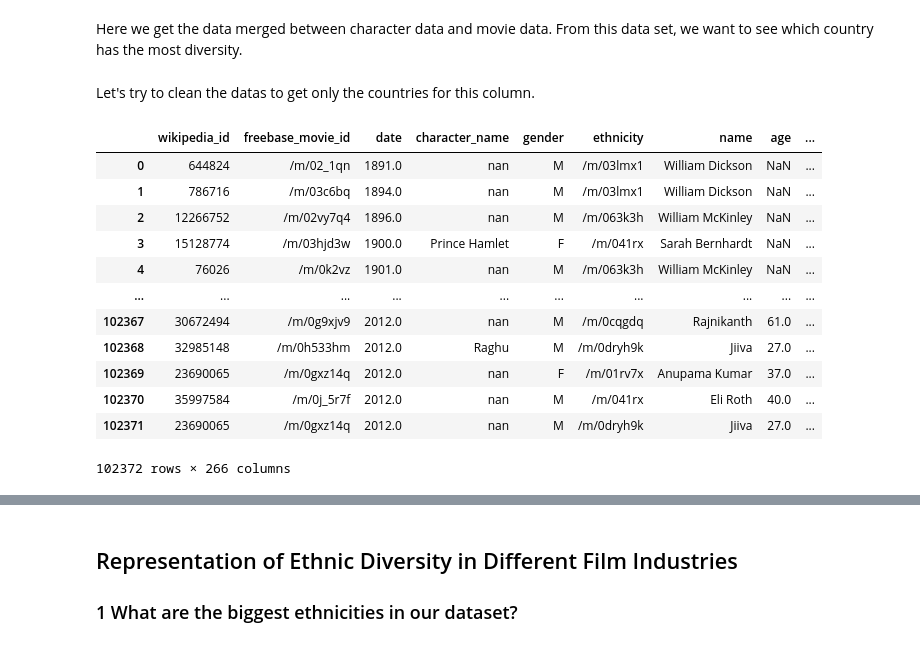
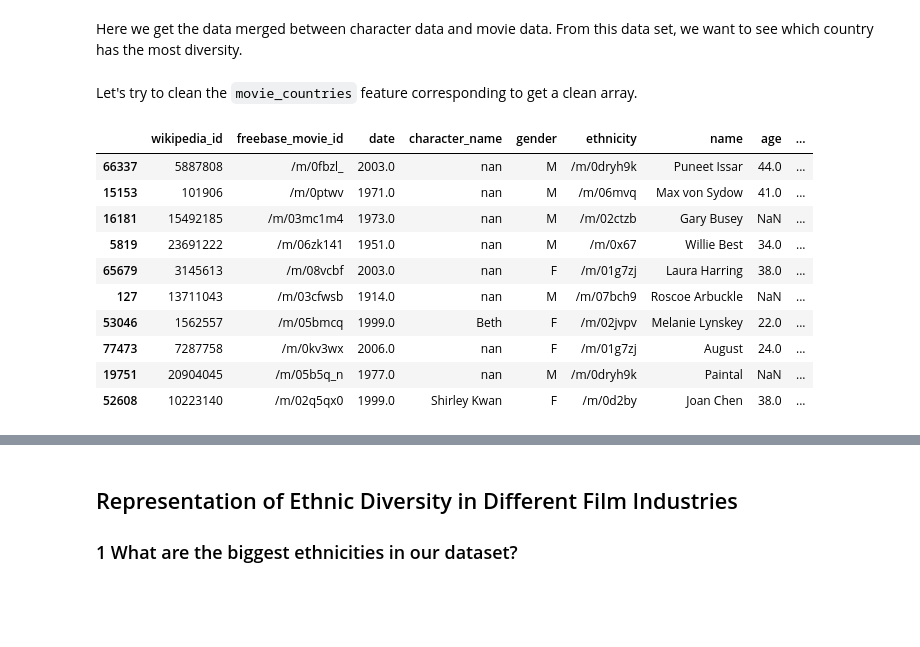
Before and after one commit to epfl-ada/ada-2022-project-borroworrob, a Jupyter notebook: johann.ipynb, the cells around one changed output, grey strips where cells are left out. Cells and saved outputs as stored; diff of their text form; code cells hidden in the pictures; blank space fills up the shorter version.

Commit message:
merge on johann notebook

```diff
--- a/johann.ipynb
+++ b/johann.ipynb
@@ -185,10 +179,11 @@ def format_attr2(df):
      formatted_df['revenue'] = df[df.columns[4]].astype(int, errors='ignore')
      formatted_df['runtime'] = df[df.columns[5]].astype(int, errors='ignore')
      formatted_df['movie_languages'] = df[df.columns[6]].astype(str)
-     formatted_df['movie_countries'] = df[df.columns[7]].astype(str)
+     formatted_df['movie_countries'] = df[df.columns[7]]
      formatted_df['movie_genres'] = df[df.columns[8]].astype(str)
 
      return formatted_df
 
 
 movie_data = format_attr2(data2)
+movie_data.head(10)
@@ -228,32 +221,26 @@ merged_data
 Here we get the data merged between character data and movie data.
 From this data set, we want to see which country has the most diversity.
 # %% [markdown]
-Let's try to clean the datas to get only the countries for this column.
+Let's try to clean the `movie_countries` feature corresponding to get a clean array.
 # %%
-df = merged_data.copy()
+def map_to_country(row, pick_one=False):
+    vals = list(ast.literal_eval(row.movie_countries).values())
+    pick_one = False if not vals else pick_one
+    return vals if not pick_one else [vals[0]]
 
-def list_in_str(List,Str):
-    Str_split = Str.lower().split(" ")
-    for entry in List:
-        if entry.lower() in Str_split:
-            return 1
-    return 0
+df_country = merged_data.copy()
+df_country["movie_countries"] = df_country.apply(lambda x: map_to_country(x, False), axis =1)
 
-for co in countries_list:
-    df[co] = [list_in_str(countries_list[co],Str) for Str in df['movie_countries']]
+df_country.sample(10)
+# %% [output]
+|  | wikipedia_id | freebase_movie_id | date | character_name | gender | ethnicity | name | age | ... |
+| 66337 | 5887808 | /m/0fbzl_ | 2003.0 | nan | M | /m/0dryh9k | Puneet Issar | 44.0 | ... |
+| 15153 | 101906 | /m/0ptwv | 1971.0 | nan | M | /m/06mvq | Max von Sydow | 41.0 | ... |
+| 16181 | 15492185 | /m/03mc1m4 | 1973.0 | nan | M | /m/02ctzb | Gary Busey | NaN | ... |
+| 5819 | 23691222 | /m/06zk141 | 1951.0 | nan | M | /m/0x67 | Willie Best | 34.0 | ... |
+| 65679 | 3145613 | /m/08vcbf | 2003.0 | nan | F | /m/01g7zj | Laura Harring | 38.0 | ... |
+| 127 | 13711043 | /m/03cfwsb | 1914.0 | nan | M | /m/07bch9 | Roscoe Arbuckle | NaN | ... |
+| 53046 | 1562557 | /m/05bmcq | 1999.0 | Beth | F | /m/02jvpv | Melanie Lynskey | 22.0 | ... |
+| 77473 | 7287758 | /m/0kv3wx | 2006.0 | nan | F | /m/01g7zj | August | 24.0 | ... |
+| 19751 | 20904045 | /m/05b5q_n | 1977.0 | nan | M | /m/0dryh9k | Paintal | NaN | ... |
+| 52608 | 10223140 | /m/02q5qx0 | 1999.0 | Shirley Kwan | F | /m/0d2by | Joan Chen | 38.0 | ... |
-# %%
-df
-# %% [output]
-|  | wikipedia_id | freebase_movie_id | date | character_name | gender | ethnicity | name | age | ... |
-| 0 | 644824 | /m/02_1qn | 1891.0 | nan | M | /m/03lmx1 | William Dickson | NaN | ... |
-| 1 | 786716 | /m/03c6bq | 1894.0 | nan | M | /m/03lmx1 | William Dickson | NaN | ... |
-| 2 | 12266752 | /m/02vy7q4 | 1896.0 | nan | M | /m/063k3h | William McKinley | NaN | ... |
-| 3 | 15128774 | /m/03hjd3w | 1900.0 | Prince Hamlet | F | /m/041rx | Sarah Bernhardt | NaN | ... |
-| 4 | 76026 | /m/0k2vz | 1901.0 | nan | M | /m/063k3h | William McKinley | NaN | ... |
-| ... | ... | ... | ... | ... | ... | ... | ... | ... | ... |
-| 102367 | 30672494 | /m/0g9xjv9 | 2012.0 | nan | M | /m/0cqgdq | Rajnikanth | 61.0 | ... |
-| 102368 | 32985148 | /m/0h533hm | 2012.0 | Raghu | M | /m/0dryh9k | Jiiva | 27.0 | ... |
-| 102369 | 23690065 | /m/0gxz14q | 2012.0 | nan | F | /m/01rv7x | Anupama Kumar | 37.0 | ... |
-| 102370 | 35997584 | /m/0j_5r7f | 2012.0 | nan | M | /m/041rx | Eli Roth | 40.0 | ... |
-| 102371 | 23690065 | /m/0gxz14q | 2012.0 | nan | M | /m/0dryh9k | Jiiva | 27.0 | ... |
-102372 rows × 266 columns
```
Also changed, not shown: parts of 20 cells of this notebook.
